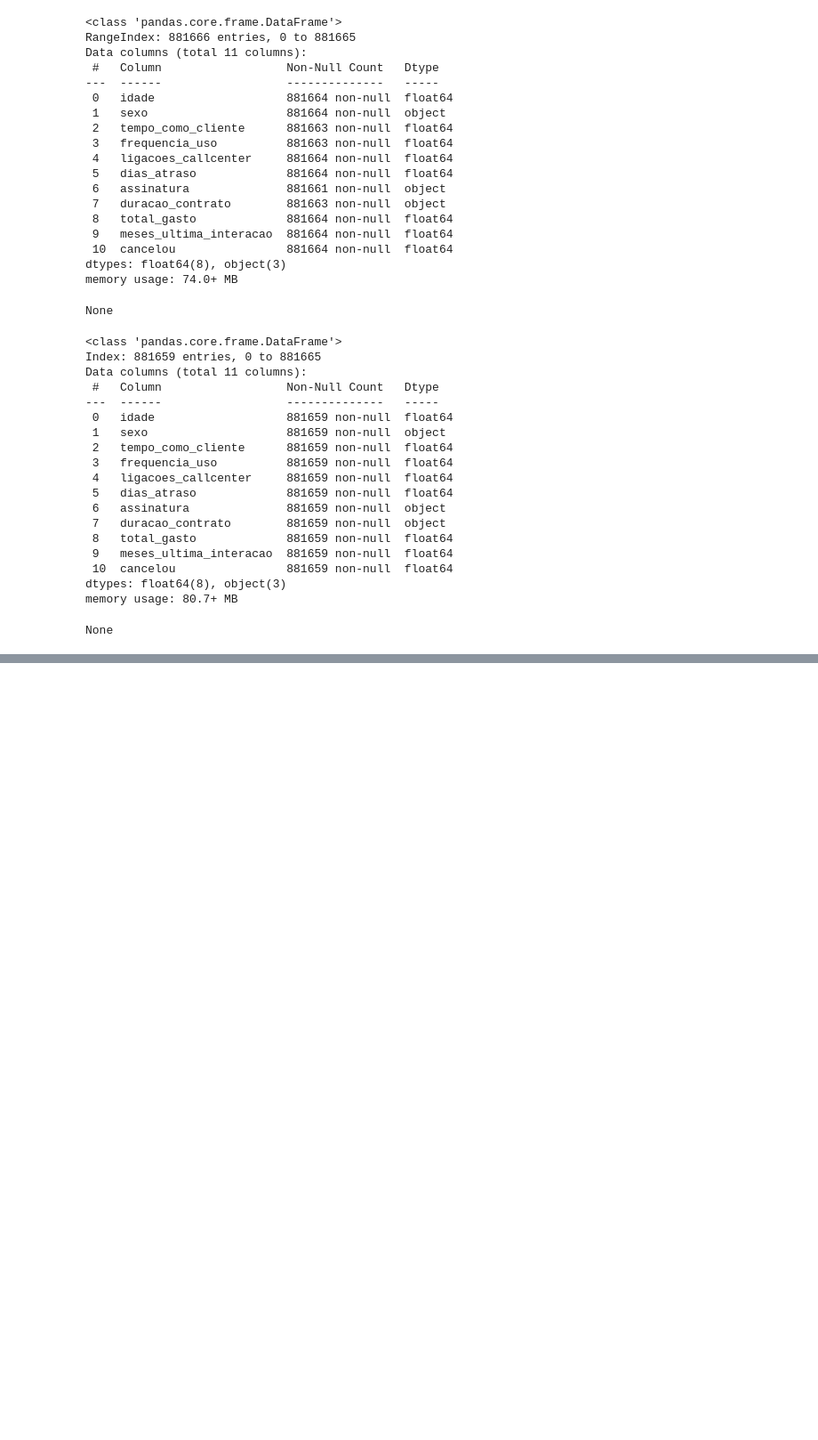
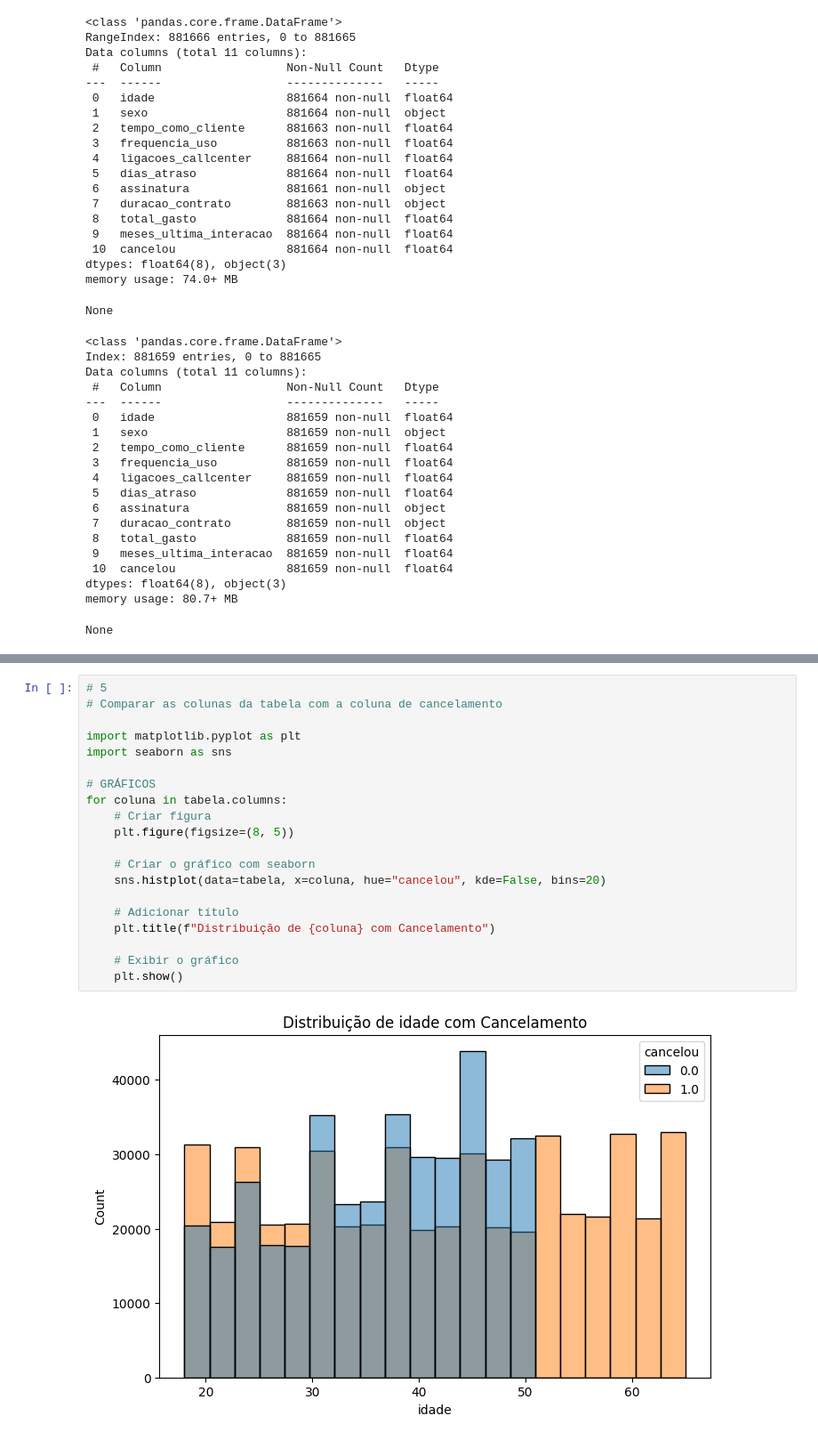
Before and after one commit to KDMint/Cancelamento-Clientes, a Jupyter notebook: insights.ipynb, the cells around one changed output, grey strips where cells are left out. Shown at 89% size. Drawn from its saved outputs; the diff is of its cells as text; blank space fills up the shorter version.

```diff
--- a/insights.ipynb
+++ b/insights.ipynb
@@ -97,0 +110,22 @@ None
+# %%
+# 5
+# Comparar as colunas da tabela com a coluna de cancelamento
+
+import matplotlib.pyplot as plt
+import seaborn as sns
+
+# GRÁFICOS
+for coluna in tabela.columns:
+    # Criar figura
+    plt.figure(figsize=(8, 5))
+
+    # Criar o gráfico com seaborn
+    sns.histplot(data=tabela, x=coluna, hue="cancelou", kde=False, bins=20)
+
+    # Adicionar título
+    plt.title(f"Distribuição de {coluna} com Cancelamento")
+
+    # Exibir o gráfico
+    plt.show()
+# %% [output]
+[figure, added]
```
Also changed, not shown: parts of 5 cells of this notebook.
